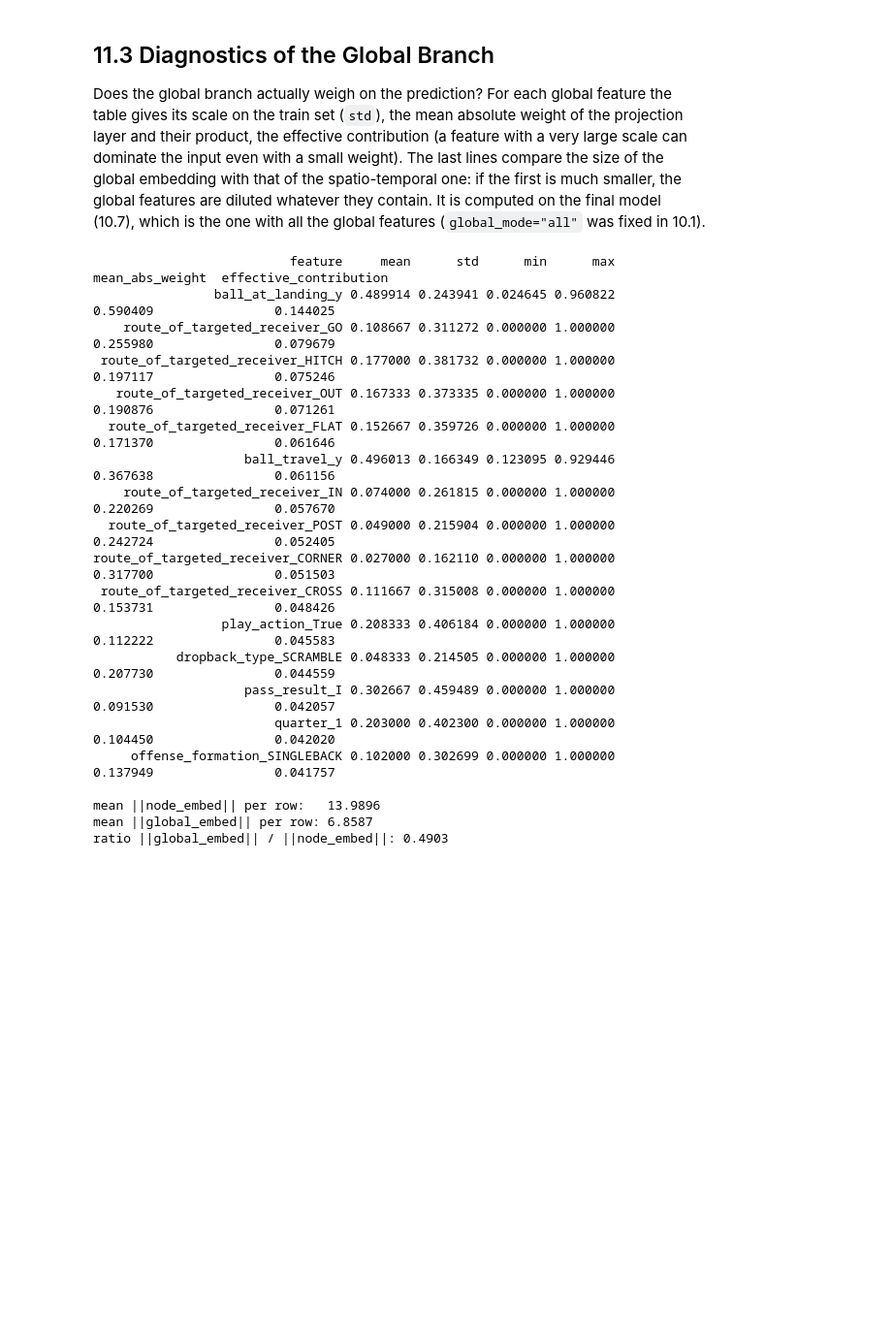
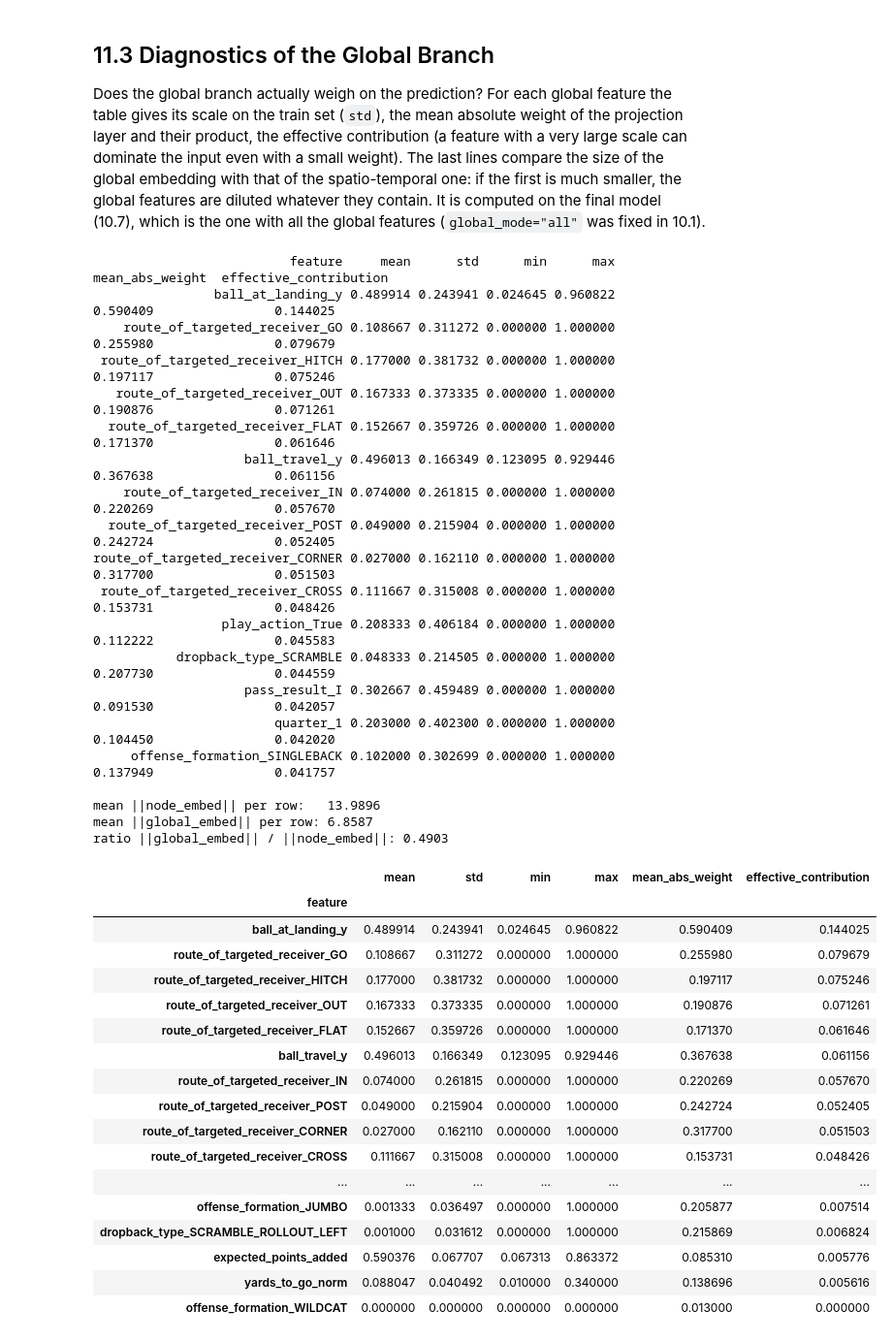
Before and after one commit to GioPonzu/NFL-BDB-26, a Jupyter notebook: nfl_2026_bdb_script_final_complete.ipynb, the cells around one changed output. Shown at 97% size. Cells and saved outputs as stored; diff of their text form; code cells hidden in the pictures; blank space fills up the shorter version.

```diff
--- a/nfl_2026_bdb_script_final_complete.ipynb
+++ b/nfl_2026_bdb_script_final_complete.ipynb
@@ -1324,25 +1302,43 @@ Player 11: MSE before smoothing 0.182 | after 0.168
 Does the global branch actually weigh on the prediction? For each global feature the table gives its scale on the train set (`std`), the mean absolute weight of the projection layer and their product, the effective contribution (a feature with a very large scale can dominate the input even with a small weight). The last lines compare the size of the global embedding with that of the spatio-temporal one: if the first is much smaller, the global features are diluted whatever they contain. It is computed on the final model (10.7), which is the one with all the global features (`global_mode="all"` was fixed in 10.1).
 # %%
 feature_names = global_feature_names(data, get_ball_stats)
-feat_stats = global_branch_diagnostics(model, x_global_train, sample_train_batch, feature_names, device)
+global_branch_diagnostics(model, x_global_train, sample_train_batch, feature_names, device).set_index("feature")
 # %% [output]
                           feature     mean      std      min      max  mean_abs_weight  effective_contribution
                 ball_at_landing_y 0.489914 0.243941 0.024645 0.960822         0.590409                0.144025
     route_of_targeted_receiver_GO 0.108667 0.311272 0.000000 1.000000         0.255980                0.079679
  route_of_targeted_receiver_HITCH 0.177000 0.381732 0.000000 1.000000         0.197117                0.075246
    route_of_targeted_receiver_OUT 0.167333 0.373335 0.000000 1.000000         0.190876                0.071261
   route_of_targeted_receiver_FLAT 0.152667 0.359726 0.000000 1.000000         0.171370                0.061646
                     ball_travel_y 0.496013 0.166349 0.123095 0.929446         0.367638                0.061156
     route_of_targeted_receiver_IN 0.074000 0.261815 0.000000 1.000000         0.220269                0.057670
   route_of_targeted_receiver_POST 0.049000 0.215904 0.000000 1.000000         0.242724                0.052405
 route_of_targeted_receiver_CORNER 0.027000 0.162110 0.000000 1.000000         0.317700                0.051503
  route_of_targeted_receiver_CROSS 0.111667 0.315008 0.000000 1.000000         0.153731                0.048426
                  play_action_True 0.208333 0.406184 0.000000 1.000000         0.112222                0.045583
            dropback_type_SCRAMBLE 0.048333 0.214505 0.000000 1.000000         0.207730                0.044559
                     pass_result_I 0.302667 0.459489 0.000000 1.000000         0.091530                0.042057
                         quarter_1 0.203000 0.402300 0.000000 1.000000         0.104450                0.042020
      offense_formation_SINGLEBACK 0.102000 0.302699 0.000000 1.000000         0.137949                0.041757
 
 mean ||node_embed|| per row:   13.9896
 mean ||global_embed|| per row: 6.8587
 ratio ||global_embed|| / ||node_embed||: 0.4903
+|  | mean | std | min | max | mean_abs_weight | effective_contribution |
+| feature |  |  |  |  |  |  |
+| ball_at_landing_y | 0.489914 | 0.243941 | 0.024645 | 0.960822 | 0.590409 | 0.144025 |
+| route_of_targeted_receiver_GO | 0.108667 | 0.311272 | 0.000000 | 1.000000 | 0.255980 | 0.079679 |
+| route_of_targeted_receiver_HITCH | 0.177000 | 0.381732 | 0.000000 | 1.000000 | 0.197117 | 0.075246 |
+| route_of_targeted_receiver_OUT | 0.167333 | 0.373335 | 0.000000 | 1.000000 | 0.190876 | 0.071261 |
+| route_of_targeted_receiver_FLAT | 0.152667 | 0.359726 | 0.000000 | 1.000000 | 0.171370 | 0.061646 |
+| ball_travel_y | 0.496013 | 0.166349 | 0.123095 | 0.929446 | 0.367638 | 0.061156 |
+| route_of_targeted_receiver_IN | 0.074000 | 0.261815 | 0.000000 | 1.000000 | 0.220269 | 0.057670 |
+| route_of_targeted_receiver_POST | 0.049000 | 0.215904 | 0.000000 | 1.000000 | 0.242724 | 0.052405 |
+| route_of_targeted_receiver_CORNER | 0.027000 | 0.162110 | 0.000000 | 1.000000 | 0.317700 | 0.051503 |
+| route_of_targeted_receiver_CROSS | 0.111667 | 0.315008 | 0.000000 | 1.000000 | 0.153731 | 0.048426 |
+| ... | ... | ... | ... | ... | ... | ... |
+| offense_formation_JUMBO | 0.001333 | 0.036497 | 0.000000 | 1.000000 | 0.205877 | 0.007514 |
+| dropback_type_SCRAMBLE_ROLLOUT_LEFT | 0.001000 | 0.031612 | 0.000000 | 1.000000 | 0.215869 | 0.006824 |
+| expected_points_added | 0.590376 | 0.067707 | 0.067313 | 0.863372 | 0.085310 | 0.005776 |
+| yards_to_go_norm | 0.088047 | 0.040492 | 0.010000 | 0.340000 | 0.138696 | 0.005616 |
+| offense_formation_WILDCAT | 0.000000 | 0.000000 | 0.000000 | 0.000000 | 0.013000 | 0.000000 |
```
Also changed, not shown: parts of 25 cells of this notebook.
